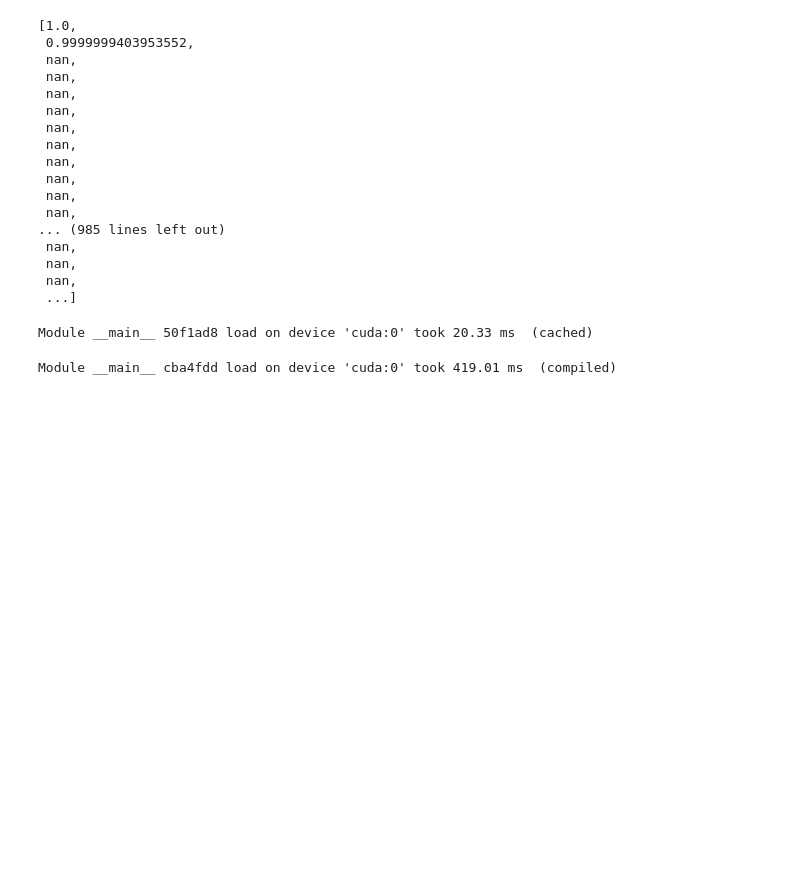
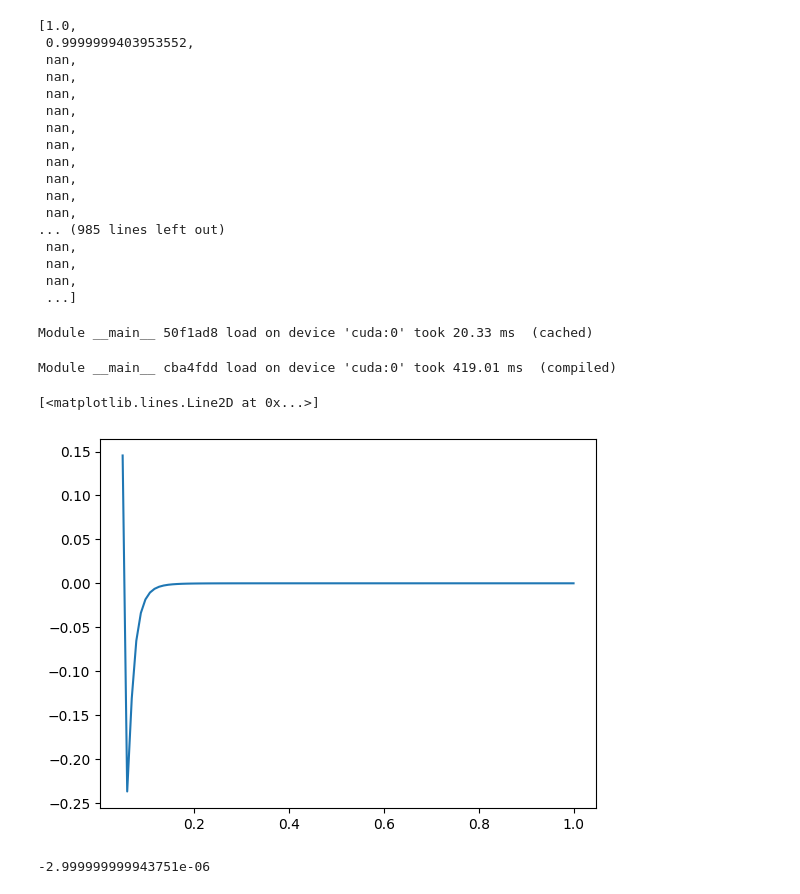
Before and after one commit to hy-iu/cu_mc, a Jupyter notebook: output/test_fp.ipynb, the cells around one changed output. Drawn from its saved outputs; the diff is of its cells as text; code cells hidden in the pictures; blank space fills up the shorter version.

```diff
--- a/output/test_fp.ipynb
+++ b/output/test_fp.ipynb
@@ -350,3 +384,16 @@ speeds = wp.array(dtype=float, shape=(N,))
 wp.launch(kernel=len3, dim=N, inputs=[vs, speeds])
 # %% [output]
 Module __main__ cba4fdd load on device 'cuda:0' took 419.01 ms  (compiled)
+# %%
+d = diameter = 0.05
+l_j_epsilon = 1
+def l_j_potential(r):
+    return l_j_epsilon * ((d / r)**12 - (d / r)**6)
+plt.plot(np.linspace(0.049, 1, 100), l_j_potential(np.linspace(0.049, 1, 100)))
+# %% [output]
+[<matplotlib.lines.Line2D at 0x...>]
+[figure, added]
+# %%
+24.0 * l_j_epsilon * (2.0 * (diameter * diameter / 0.5) ** 6 - (diameter * diameter / 0.5)) ** 3 * 0.5 / 0.5
+# %% [output]
+-2.999999999943751e-06
```
Also changed, not shown: parts of 7 cells of this notebook, 5 other files.
